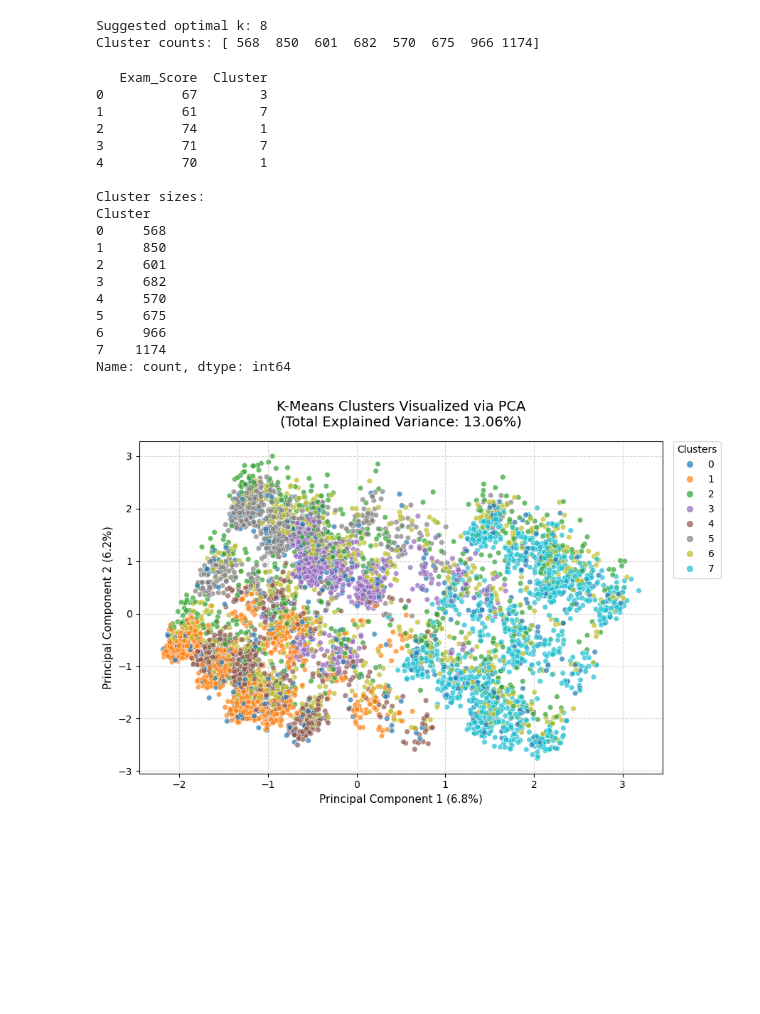
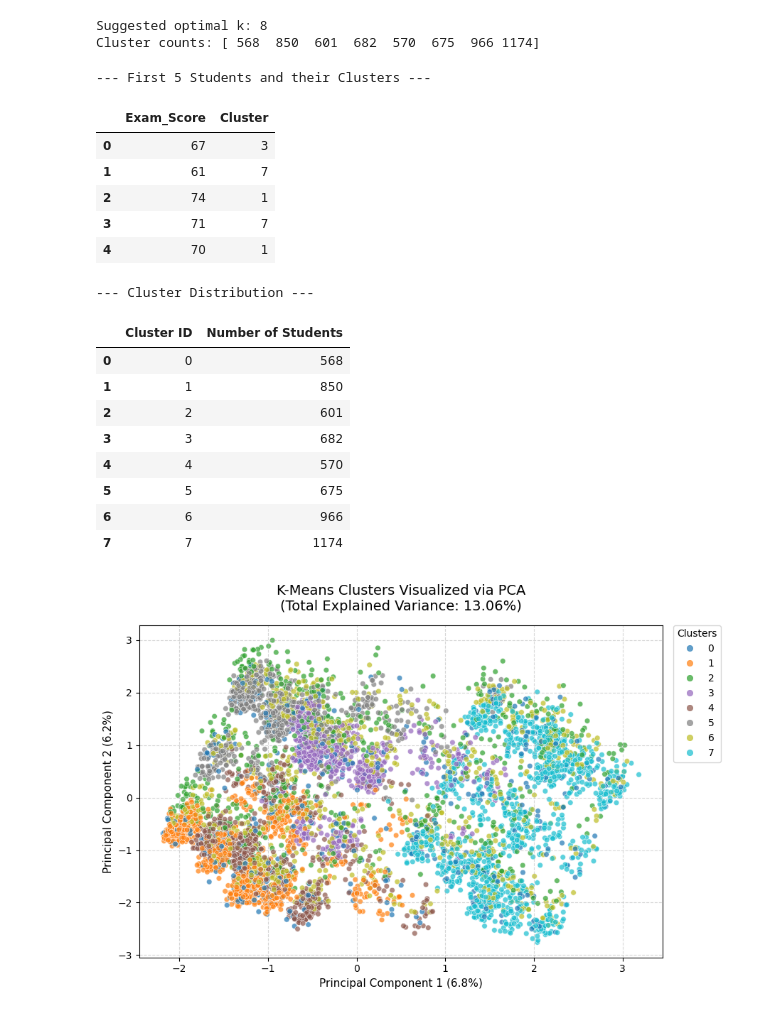
Before and after one commit to EarlClydeeee/pattern_recognition, a Jupyter notebook: student_performance.ipynb, the cells around one changed output. Drawn from its saved outputs; the diff is of its cells as text; code cells hidden in the pictures; blank space fills up the shorter version.

Commit message:
cleanup

```diff
--- a/student_performance.ipynb
+++ b/student_performance.ipynb
@@ -421,31 +421,39 @@ print("Cluster counts:", np.bincount(cluster_labels))
 Suggested optimal k: 8
 Cluster counts: [ 568  850  601  682  570  675  966 1174]
 # %%
+from IPython.display import display
+
 df_clustered = df_cleaned.copy()
 df_clustered["Cluster"] = cluster_labels
 
-print(df_clustered[["Exam_Score", "Cluster"]].head())
-print("\nCluster sizes:")
-print(df_clustered["Cluster"].value_counts().sort_index())
+print("--- First 5 Students and their Clusters ---")
+# display() renders a beautiful HTML table in notebooks
+display(df_clustered[["Exam_Score", "Cluster"]].head())
+
+print("\n--- Cluster Distribution ---")
+# Convert the value_counts Series into a clean DataFrame before displaying
+cluster_counts = df_clustered["Cluster"].value_counts().sort_index().reset_index()
+cluster_counts.columns = ['Cluster ID', 'Number of Students']
+
+display(cluster_counts)
 # %% [output]
-   Exam_Score  Cluster
-0          67        3
-1          61        7
-2          74        1
-3          71        7
-4          70        1
-
-Cluster sizes:
-Cluster
-0     568
-1     850
-2     601
-3     682
-4     570
-5     675
-6     966
-7    1174
-Name: count, dtype: int64
+--- First 5 Students and their Clusters ---
+|  | Exam_Score | Cluster |
+| 0 | 67 | 3 |
+| 1 | 61 | 7 |
+| 2 | 74 | 1 |
+| 3 | 71 | 7 |
+| 4 | 70 | 1 |
+--- Cluster Distribution ---
+|  | Cluster ID | Number of Students |
+| 0 | 0 | 568 |
+| 1 | 1 | 850 |
+| 2 | 2 | 601 |
+| 3 | 3 | 682 |
+| 4 | 4 | 570 |
+| 5 | 5 | 675 |
+| 6 | 6 | 966 |
+| 7 | 7 | 1174 |
 # %%
 from sklearn.decomposition import PCA
 
```
